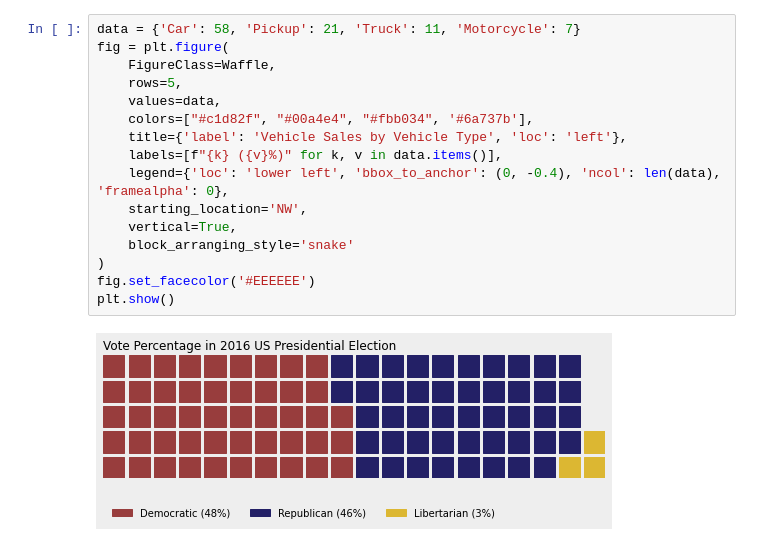
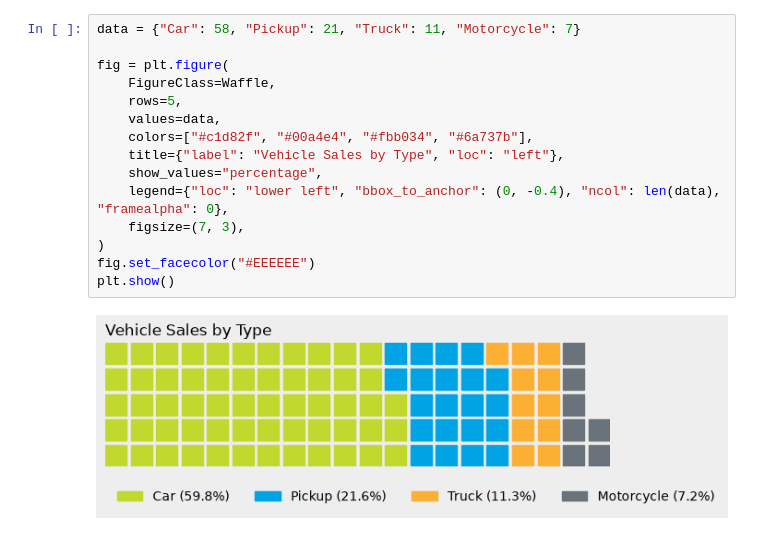
Before and after one commit to gyli/PyWaffle, a Jupyter notebook: demo.ipynb, the cells around one changed output. Cells and saved outputs as stored; diff of their text form.

```diff
--- a/demo.ipynb
+++ b/demo.ipynb
@@ -6,18 +55,17 @@ import matplotlib.pyplot as plt
 # %%
-data = {'Car': 58, 'Pickup': 21, 'Truck': 11, 'Motorcycle': 7}
+data = {"Car": 58, "Pickup": 21, "Truck": 11, "Motorcycle": 7}
+
 fig = plt.figure(
     FigureClass=Waffle,
     rows=5,
     values=data,
-    colors=["#c1d82f", "#00a4e4", "#fbb034", '#6a737b'],
-    title={'label': 'Vehicle Sales by Vehicle Type', 'loc': 'left'},
-    labels=[f"{k} ({v}%)" for k, v in data.items()],
-    legend={'loc': 'lower left', 'bbox_to_anchor': (0, -0.4), 'ncol': len(data), 'framealpha': 0},
-    starting_location='NW',
-    vertical=True,
-    block_arranging_style='snake'
+    colors=["#c1d82f", "#00a4e4", "#fbb034", "#6a737b"],
+    title={"label": "Vehicle Sales by Type", "loc": "left"},
+    show_values="percentage",
+    legend={"loc": "lower left", "bbox_to_anchor": (0, -0.4), "ncol": len(data), "framealpha": 0},
+    figsize=(7, 3),
 )
-fig.set_facecolor('#EEEEEE')
+fig.set_facecolor("#EEEEEE")
 plt.show()
 # %% [output]
-[figure, old version]
+[figure, new version]
```
Also changed, not shown: parts of 18 cells of this notebook, 1 other file.
